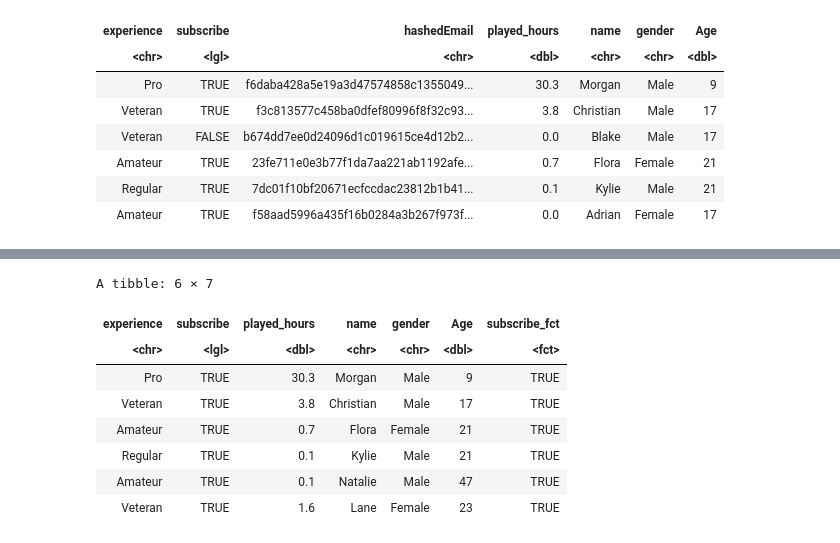
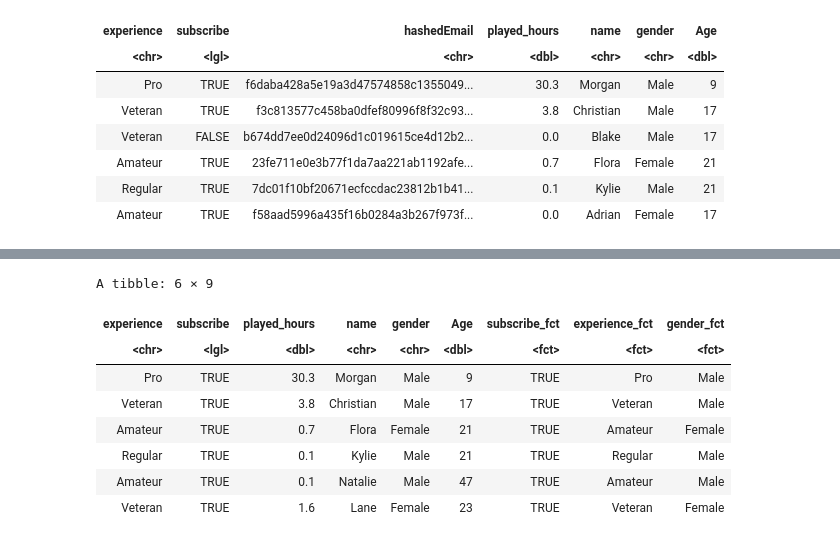
Before and after one commit to thaviship/individual-planning-dsci-100, a Jupyter notebook: Trial.ipynb, the cells around one changed output, grey strips where cells are left out. Cells and saved outputs as stored; diff of their text form; code cells hidden in the pictures.

```diff
--- a/Trial.ipynb
+++ b/Trial.ipynb
@@ -31,17 +85,22 @@ A tibble: 6 × 7
 # %%
+#tidy data
 players_tidy <- players_data |>
                 select(-hashedEmail, name) |>
+  mutate(subscribe_fct=as_factor(subscribe)) |>
+  mutate(experience_fct=as_factor(experience)) |>
+mutate(gender_fct=as_factor(gender)) |>
                 filter(played_hours>0) |>
-                mutate(subscribe_fct=as_factor(subscribe))
+         filter(gender!="Prefer not to say")
+
 
 head(players_tidy)
 # %% [output]
-A tibble: 6 × 7
+A tibble: 6 × 9
-| experience | subscribe | played_hours | name | gender | Age | subscribe_fct |
-| <chr> | <lgl> | <dbl> | <chr> | <chr> | <dbl> | <fct> |
-| Pro | TRUE | 30.3 | Morgan | Male | 9 | TRUE |
-| Veteran | TRUE | 3.8 | Christian | Male | 17 | TRUE |
-| Amateur | TRUE | 0.7 | Flora | Female | 21 | TRUE |
-| Regular | TRUE | 0.1 | Kylie | Male | 21 | TRUE |
-| Amateur | TRUE | 0.1 | Natalie | Male | 47 | TRUE |
-| Veteran | TRUE | 1.6 | Lane | Female | 23 | TRUE |
+| experience | subscribe | played_hours | name | gender | Age | subscribe_fct | experience_fct | gender_fct |
+| <chr> | <lgl> | <dbl> | <chr> | <chr> | <dbl> | <fct> | <fct> | <fct> |
+| Pro | TRUE | 30.3 | Morgan | Male | 9 | TRUE | Pro | Male |
+| Veteran | TRUE | 3.8 | Christian | Male | 17 | TRUE | Veteran | Male |
+| Amateur | TRUE | 0.7 | Flora | Female | 21 | TRUE | Amateur | Female |
+| Regular | TRUE | 0.1 | Kylie | Male | 21 | TRUE | Regular | Male |
+| Amateur | TRUE | 0.1 | Natalie | Male | 47 | TRUE | Amateur | Male |
+| Veteran | TRUE | 1.6 | Lane | Female | 23 | TRUE | Veteran | Female |
```
Also changed, not shown: parts of 8 cells of this notebook.
